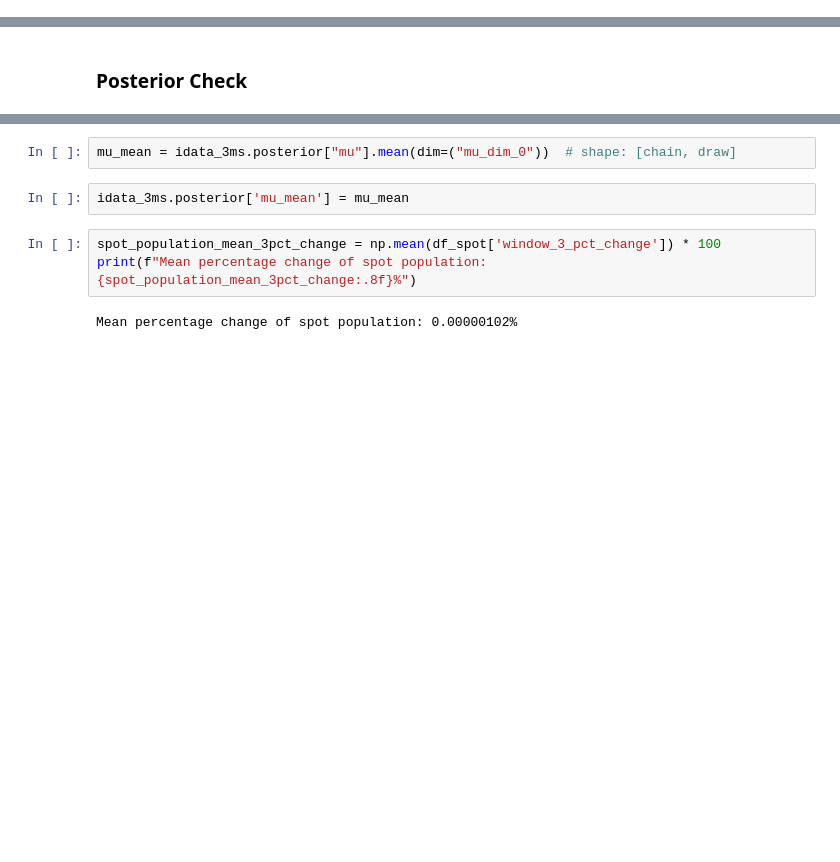
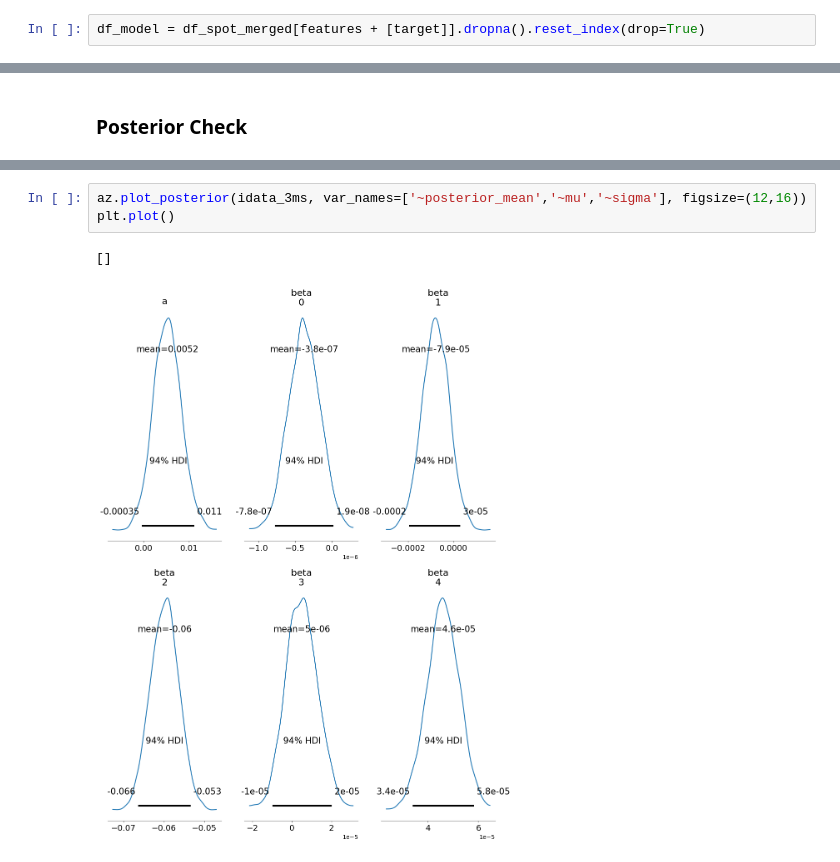
Before and after one commit to luckyp71/bayesian_analysis_on_digital_asset, a Jupyter notebook: analysis.ipynb, the cells around one changed output, grey strips where cells are left out. Cells and saved outputs as stored; diff of their text form; blank space fills up the shorter version.

```diff
--- a/analysis.ipynb
+++ b/analysis.ipynb
@@ -148,0 +200,2 @@ X_data = df_spot_sample[['timedelta_ms', 'mid_price']].values
+# %%
+df_model = df_spot_merged[features + [target]].dropna().reset_index(drop=True)
@@ -206,10 +281,7 @@ Attributes:
     tuning_steps:               1000
-# %%
-mu_mean = idata_3ms.posterior["mu"].mean(dim=("mu_dim_0"))  # shape: [chain, draw]
-# %%
-idata_3ms.posterior['mu_mean'] = mu_mean
-# %%
-spot_population_mean_3pct_change = np.mean(df_spot['window_3_pct_change']) * 100
-print(f"Mean percentage change of spot population: {spot_population_mean_3pct_change:.8f}%")
-# %% [output]
-Mean percentage change of spot population: 0.00000102%
+# %%
+az.plot_posterior(idata_3ms, var_names=['~posterior_mean','~mu','~sigma'], figsize=(12,16))
+plt.plot()
+# %% [output]
+[]
+[figure, added]
```
Also changed, not shown: parts of 44 cells of this notebook.
